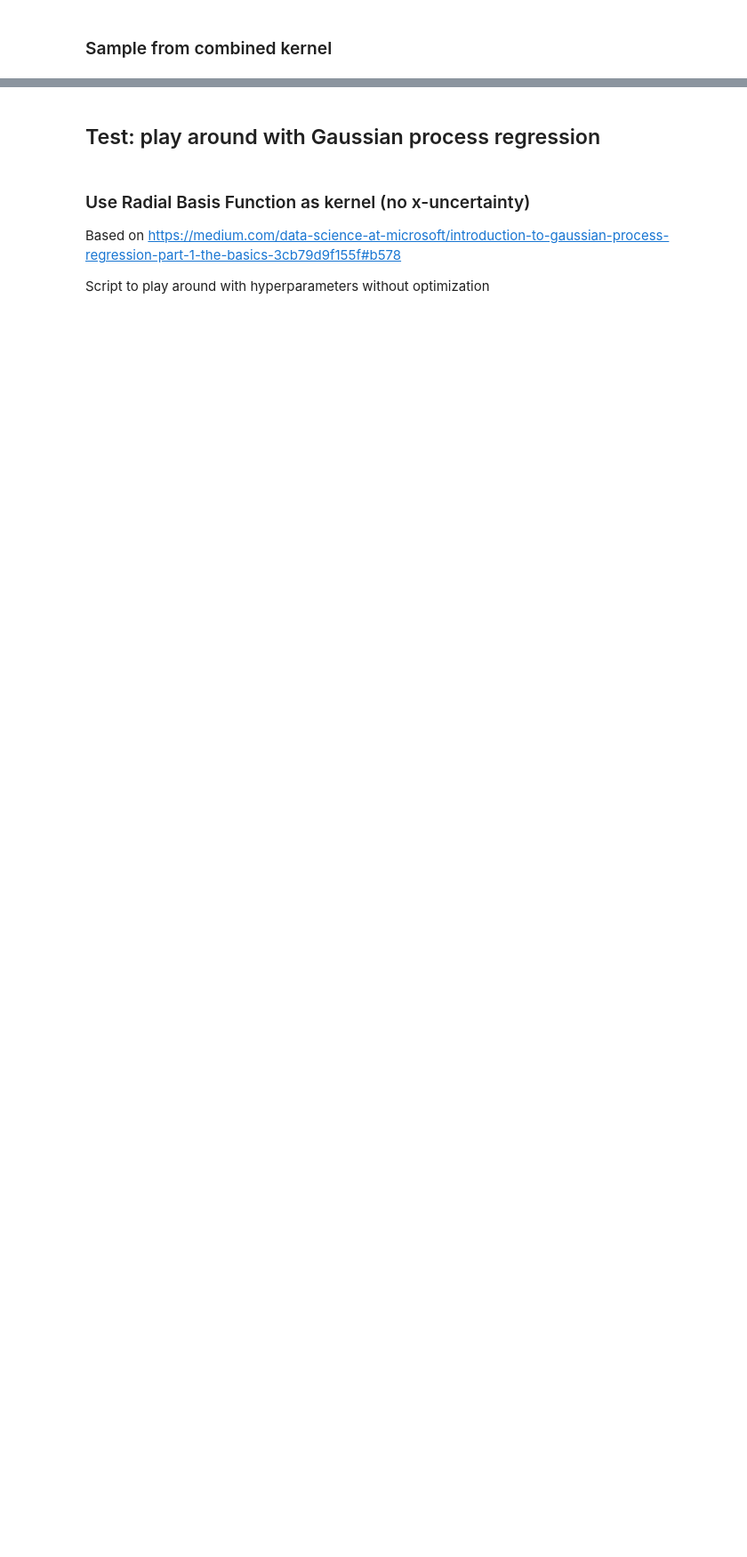
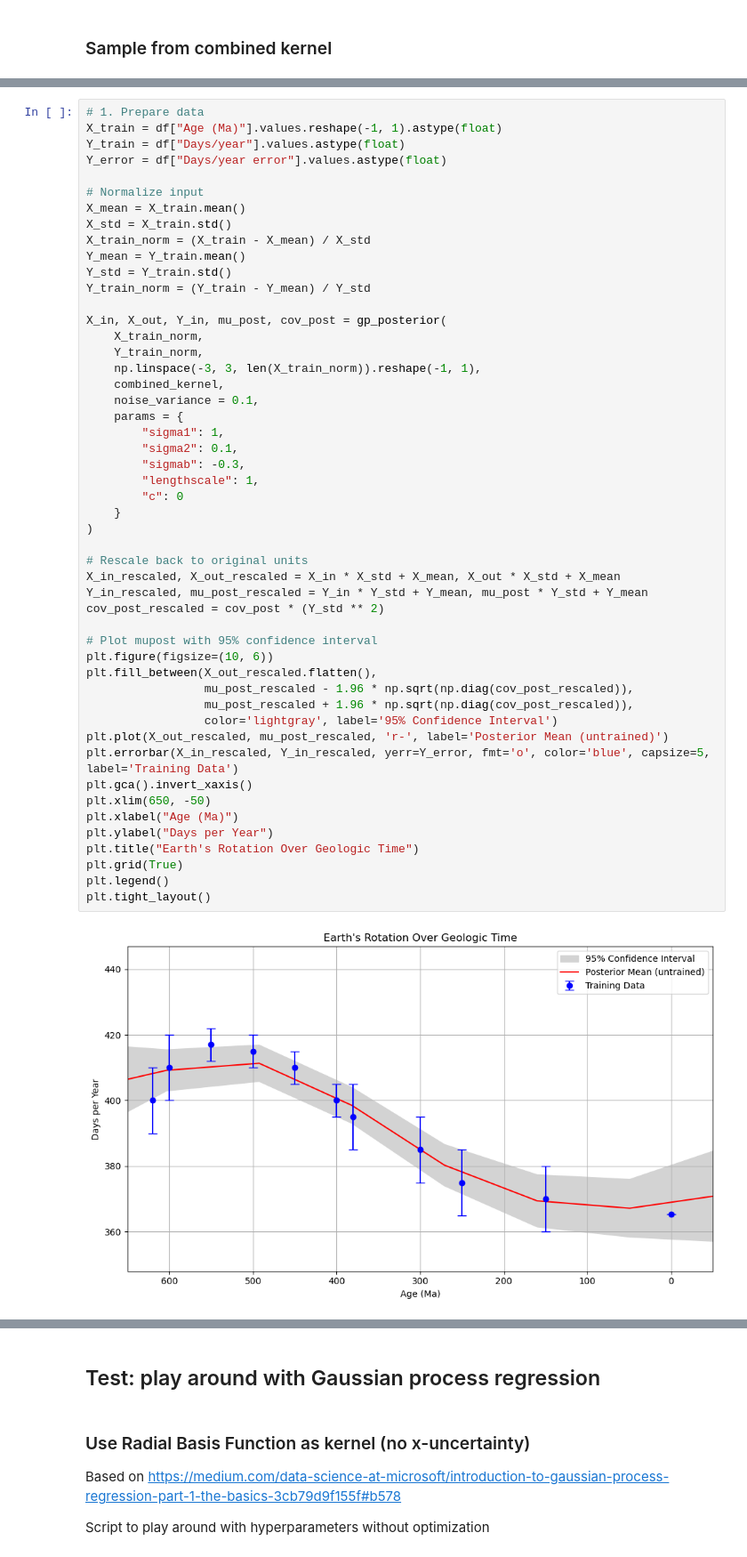
Before and after one commit to nielsjdewinter/Earth_Moon_Gaussian_process, a Jupyter notebook: EMGaussian_pilot1.ipynb, the cells around one changed output, grey strips where cells are left out. Shown at 89% size. Saved outputs shown, nothing was run; the diff lists cells and outputs as text; blank space fills up the shorter version.

```diff
--- a/EMGaussian_pilot1.ipynb
+++ b/EMGaussian_pilot1.ipynb
@@ -378,0 +460,52 @@ def combined_kernel(X1, X2, sigma1 = 1, sigma2 = 1, sigmab = 1, sigma3 = 1, leng
+# %%
+# 1. Prepare data
+X_train = df["Age (Ma)"].values.reshape(-1, 1).astype(float)
+Y_train = df["Days/year"].values.astype(float)
+Y_error = df["Days/year error"].values.astype(float)
+
+# Normalize input
+X_mean = X_train.mean()
+X_std = X_train.std()
+X_train_norm = (X_train - X_mean) / X_std
+Y_mean = Y_train.mean()
+Y_std = Y_train.std()
+Y_train_norm = (Y_train - Y_mean) / Y_std
+
+X_in, X_out, Y_in, mu_post, cov_post = gp_posterior(
+    X_train_norm,
+    Y_train_norm,
+    np.linspace(-3, 3, len(X_train_norm)).reshape(-1, 1),
+    combined_kernel,
+    noise_variance = 0.1,
+    params = {
+        "sigma1": 1,
+        "sigma2": 0.1,
+        "sigmab": -0.3,
+        "lengthscale": 1,
+        "c": 0
+    }
+)
+
+# Rescale back to original units
+X_in_rescaled, X_out_rescaled = X_in * X_std + X_mean, X_out * X_std + X_mean
+Y_in_rescaled, mu_post_rescaled = Y_in * Y_std + Y_mean, mu_post * Y_std + Y_mean
+cov_post_rescaled = cov_post * (Y_std ** 2)
+
+# Plot mupost with 95% confidence interval
+plt.figure(figsize=(10, 6))
+plt.fill_between(X_out_rescaled.flatten(),
+                 mu_post_rescaled - 1.96 * np.sqrt(np.diag(cov_post_rescaled)),
+                 mu_post_rescaled + 1.96 * np.sqrt(np.diag(cov_post_rescaled)),
+                 color='lightgray', label='95% Confidence Interval')
+plt.plot(X_out_rescaled, mu_post_rescaled, 'r-', label='Posterior Mean (untrained)')
+plt.errorbar(X_in_rescaled, Y_in_rescaled, yerr=Y_error, fmt='o', color='blue', capsize=5, label='Training Data')
+plt.gca().invert_xaxis()
+plt.xlim(650, -50)
+plt.xlabel("Age (Ma)")
+plt.ylabel("Days per Year")
+plt.title("Earth's Rotation Over Geologic Time")
+plt.grid(True)
+plt.legend()
+plt.tight_layout()
+# %% [output]
+[figure, added]
```
Also changed, not shown: parts of 29 cells of this notebook.
